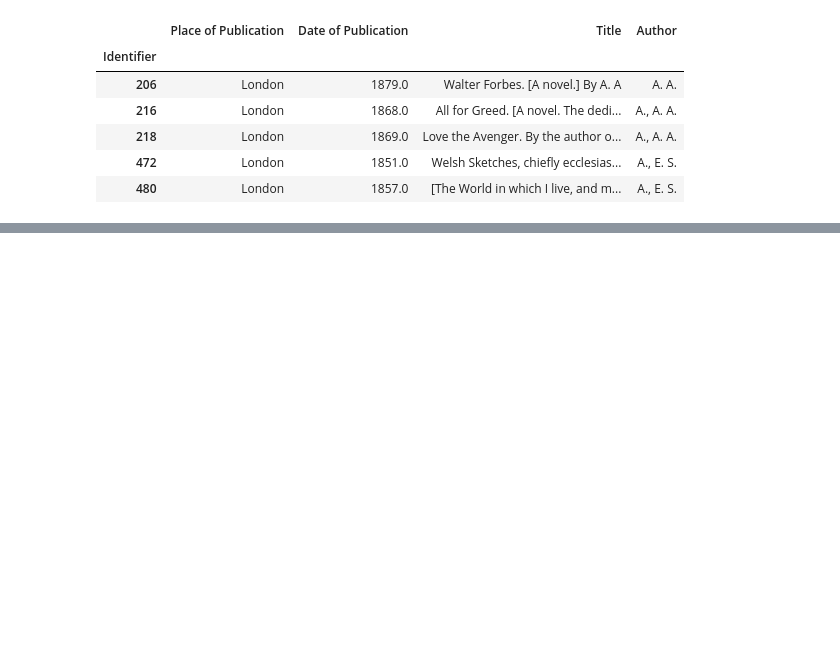
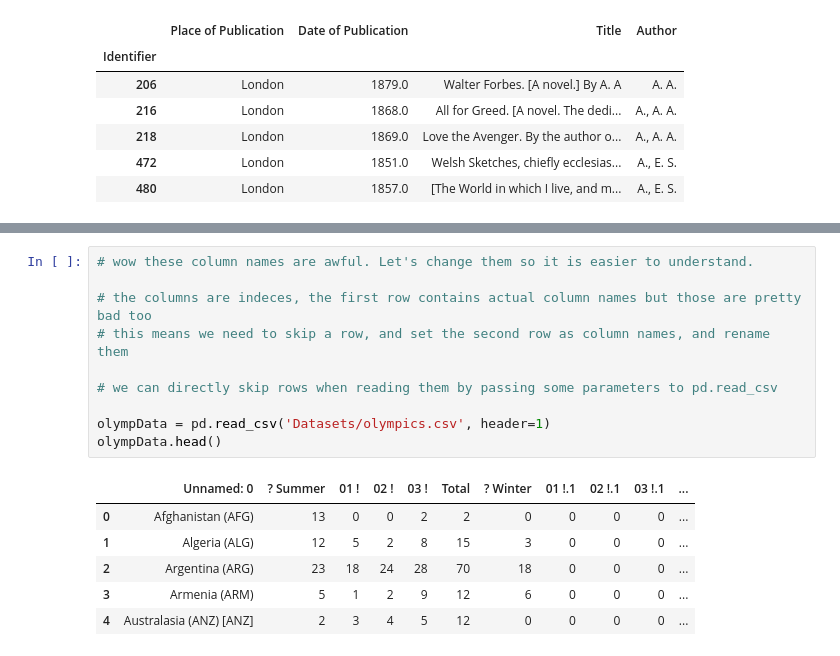
Before and after one commit to J4s0nZhang/python-data-cleaning, a Jupyter notebook: follow_tutorial.ipynb, the cells around one changed output, grey strips where cells are left out. Saved outputs shown, nothing was run; the diff lists cells and outputs as text; blank space fills up the shorter version.

Commit message:
completed tutorial by finishing applymap and rename/ skip rows sections

```diff
--- a/follow_tutorial.ipynb
+++ b/follow_tutorial.ipynb
@@ -289,0 +409,17 @@ bookData.head()
+# %%
+# wow these column names are awful. Let's change them so it is easier to understand.
+
+# the columns are indeces, the first row contains actual column names but those are pretty bad too
+# this means we need to skip a row, and set the second row as column names, and rename them
+
+# we can directly skip rows when reading them by passing some parameters to pd.read_csv
+
+olympData = pd.read_csv('Datasets/olympics.csv', header=1)
+olympData.head()
+# %% [output]
+|  | Unnamed: 0 | ? Summer | 01 ! | 02 ! | 03 ! | Total | ? Winter | 01 !.1 | 02 !.1 | 03 !.1 | ... |
+| 0 | Afghanistan (AFG) | 13 | 0 | 0 | 2 | 2 | 0 | 0 | 0 | 0 | ... |
+| 1 | Algeria (ALG) | 12 | 5 | 2 | 8 | 15 | 3 | 0 | 0 | 0 | ... |
+| 2 | Argentina (ARG) | 23 | 18 | 24 | 28 | 70 | 18 | 0 | 0 | 0 | ... |
+| 3 | Armenia (ARM) | 5 | 1 | 2 | 9 | 12 | 6 | 0 | 0 | 0 | ... |
+| 4 | Australasia (ANZ) [ANZ] | 2 | 3 | 4 | 5 | 12 | 0 | 0 | 0 | 0 | ... |
```
Also changed, not shown: parts of 15 cells of this notebook.
